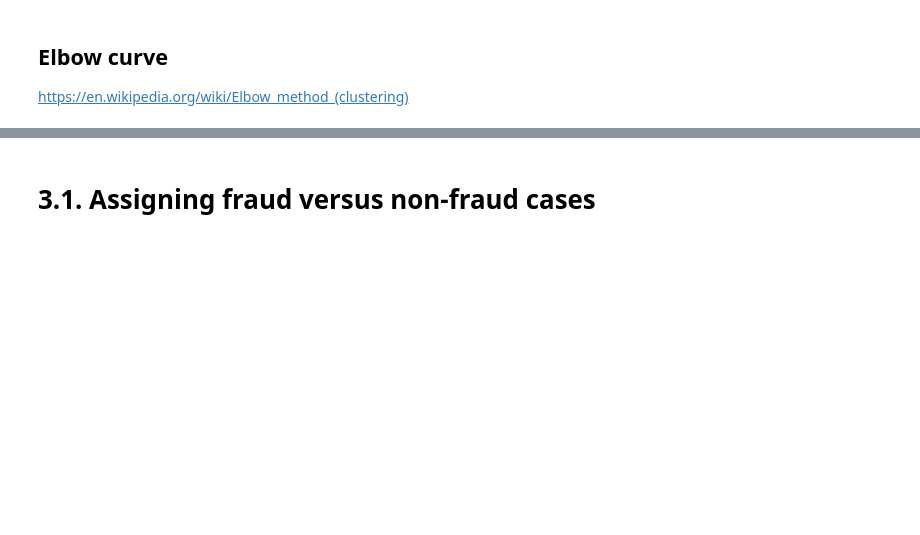
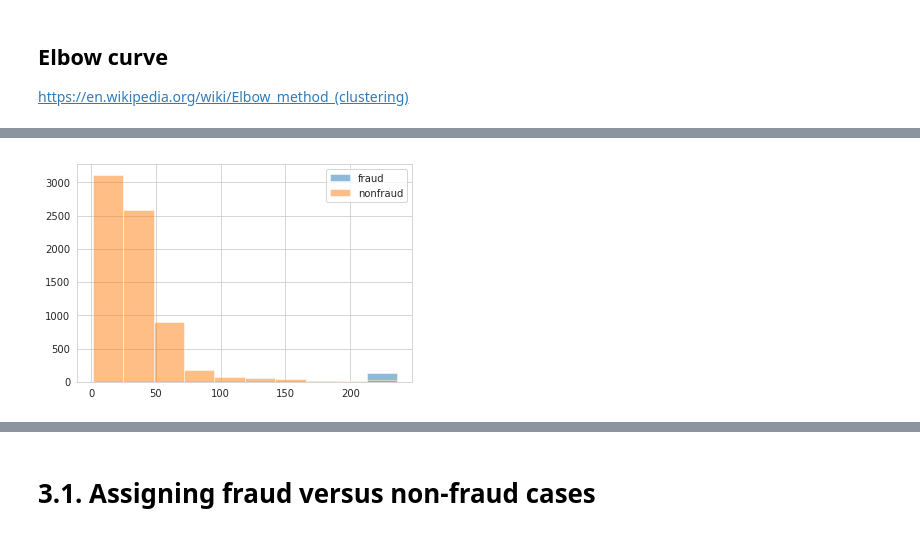
Before and after one commit to shawnngtq/applied-finance, a Jupyter notebook: fraud-detection-in-python/fraud-detection-in-python.ipynb, the cells around one changed output, grey strips where cells are left out. Cells and saved outputs as stored; diff of their text form; code cells hidden in the pictures; blank space fills up the shorter version.

```diff
--- a/fraud-detection-in-python/fraud-detection-in-python.ipynb
+++ b/fraud-detection-in-python/fraud-detection-in-python.ipynb
@@ -1192,0 +1253,12 @@ plt.show()
+# %%
+# Create two dataframes with fraud and non-fraud data
+df3_2_fraud = df3_2.loc[df3_2.fraud == 1]
+df3_2_non_fraud = df3_2.loc[df3_2.fraud == 0]
+
+# Plot histograms of the amounts in fraud and non-fraud data
+plt.hist(df3_2_fraud.amount, alpha=0.5, label='fraud')
+plt.hist(df3_2_non_fraud.amount, alpha=0.5, label='nonfraud')
+plt.legend()
+plt.show()
+# %% [output]
+[figure, added]
```
Also changed, not shown: parts of 52 cells of this notebook.
